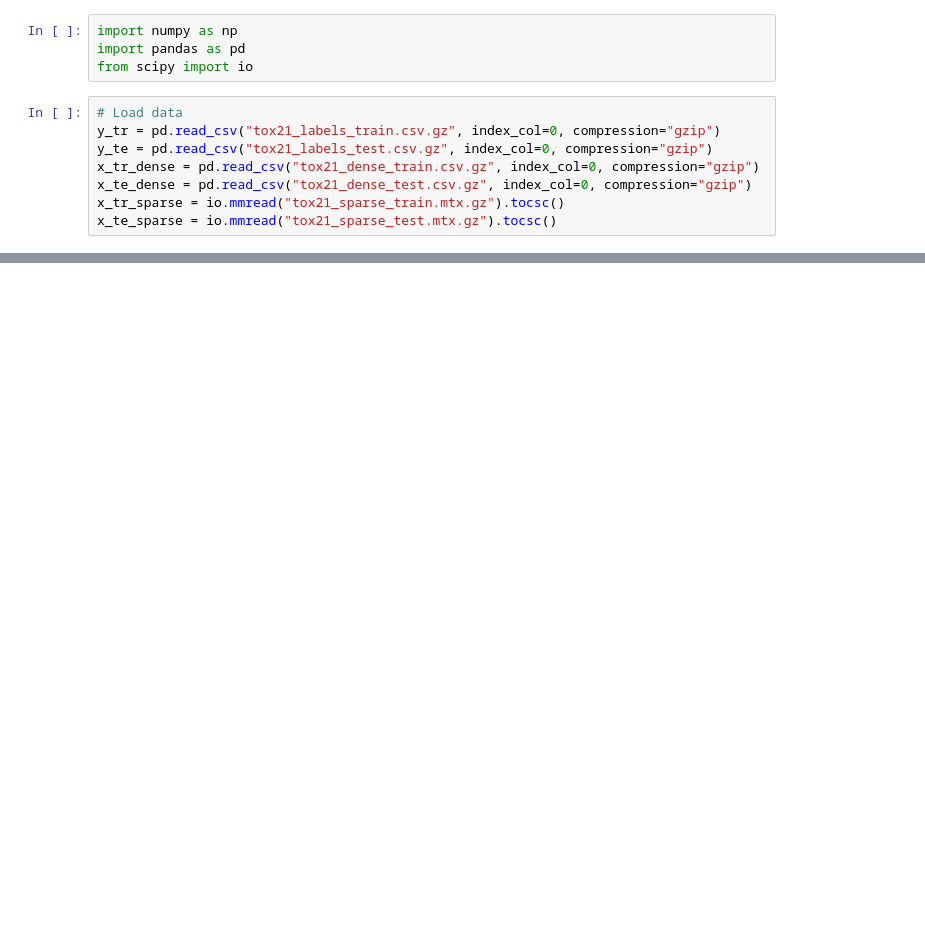
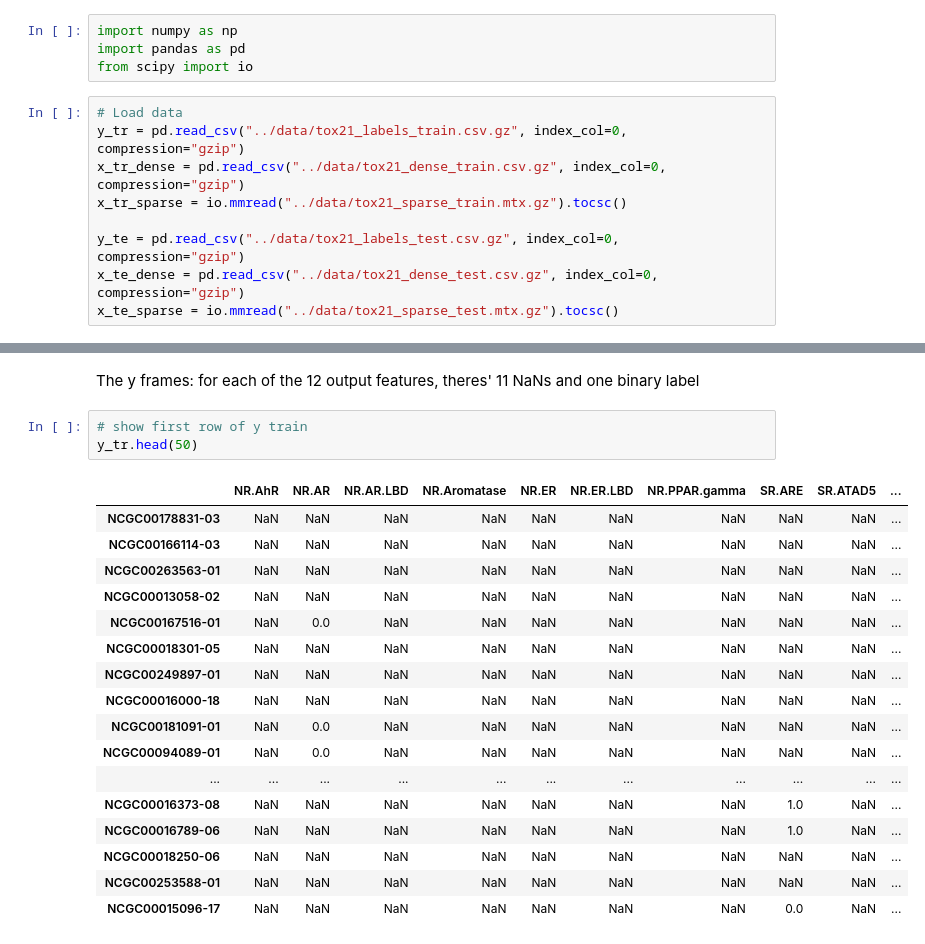
Before and after one commit to kh3dron/chem, a Jupyter notebook: models/tox21_explorer.ipynb, the cells around one changed output, grey strips where cells are left out. Saved outputs shown, nothing was run; the diff lists cells and outputs as text; blank space fills up the shorter version.

```diff
--- a/models/tox21_explorer.ipynb
+++ b/models/tox21_explorer.ipynb
@@ -4,9 +4,10 @@ import pandas as pd
 from scipy import io
 # %%
 # Load data
-y_tr = pd.read_csv("tox21_labels_train.csv.gz", index_col=0, compression="gzip")
-y_te = pd.read_csv("tox21_labels_test.csv.gz", index_col=0, compression="gzip")
-x_tr_dense = pd.read_csv("tox21_dense_train.csv.gz", index_col=0, compression="gzip")
-x_te_dense = pd.read_csv("tox21_dense_test.csv.gz", index_col=0, compression="gzip")
-x_tr_sparse = io.mmread("tox21_sparse_train.mtx.gz").tocsc()
-x_te_sparse = io.mmread("tox21_sparse_test.mtx.gz").tocsc()
+y_tr = pd.read_csv("../data/tox21_labels_train.csv.gz", index_col=0, compression="gzip")
+x_tr_dense = pd.read_csv("../data/tox21_dense_train.csv.gz", index_col=0, compression="gzip")
+x_tr_sparse = io.mmread("../data/tox21_sparse_train.mtx.gz").tocsc()
+
+y_te = pd.read_csv("../data/tox21_labels_test.csv.gz", index_col=0, compression="gzip")
+x_te_dense = pd.read_csv("../data/tox21_dense_test.csv.gz", index_col=0, compression="gzip")
+x_te_sparse = io.mmread("../data/tox21_sparse_test.mtx.gz").tocsc()
@@ -103,0 +74,24 @@ Total number of features: 1644
+# %% [markdown]
+The y frames:
+for each of the 12 output features, theres' 11 NaNs and one binary label
+# %%
+# show first row of y train
+y_tr.head(50)
+# %% [output]
+|  | NR.AhR | NR.AR | NR.AR.LBD | NR.Aromatase | NR.ER | NR.ER.LBD | NR.PPAR.gamma | SR.ARE | SR.ATAD5 | ... |
+| NCGC00178831-03 | NaN | NaN | NaN | NaN | NaN | NaN | NaN | NaN | NaN | ... |
+| NCGC00166114-03 | NaN | NaN | NaN | NaN | NaN | NaN | NaN | NaN | NaN | ... |
+| NCGC00263563-01 | NaN | NaN | NaN | NaN | NaN | NaN | NaN | NaN | NaN | ... |
+| NCGC00013058-02 | NaN | NaN | NaN | NaN | NaN | NaN | NaN | NaN | NaN | ... |
+| NCGC00167516-01 | NaN | 0.0 | NaN | NaN | NaN | NaN | NaN | NaN | NaN | ... |
+| NCGC00018301-05 | NaN | NaN | NaN | NaN | NaN | NaN | NaN | NaN | NaN | ... |
+| NCGC00249897-01 | NaN | NaN | NaN | NaN | NaN | NaN | NaN | NaN | NaN | ... |
+| NCGC00016000-18 | NaN | NaN | NaN | NaN | NaN | NaN | NaN | NaN | NaN | ... |
+| NCGC00181091-01 | NaN | 0.0 | NaN | NaN | NaN | NaN | NaN | NaN | NaN | ... |
+| NCGC00094089-01 | NaN | 0.0 | NaN | NaN | NaN | NaN | NaN | NaN | NaN | ... |
+| ... | ... | ... | ... | ... | ... | ... | ... | ... | ... | ... |
+| NCGC00016373-08 | NaN | NaN | NaN | NaN | NaN | NaN | NaN | 1.0 | NaN | ... |
+| NCGC00016789-06 | NaN | NaN | NaN | NaN | NaN | NaN | NaN | 1.0 | NaN | ... |
+| NCGC00018250-06 | NaN | NaN | NaN | NaN | NaN | NaN | NaN | NaN | NaN | ... |
+| NCGC00253588-01 | NaN | NaN | NaN | NaN | NaN | NaN | NaN | NaN | NaN | ... |
+| NCGC00015096-17 | NaN | NaN | NaN | NaN | NaN | NaN | NaN | 0.0 | NaN | ... |
```
Also changed, not shown: parts of 7 cells of this notebook, 4 other files.
